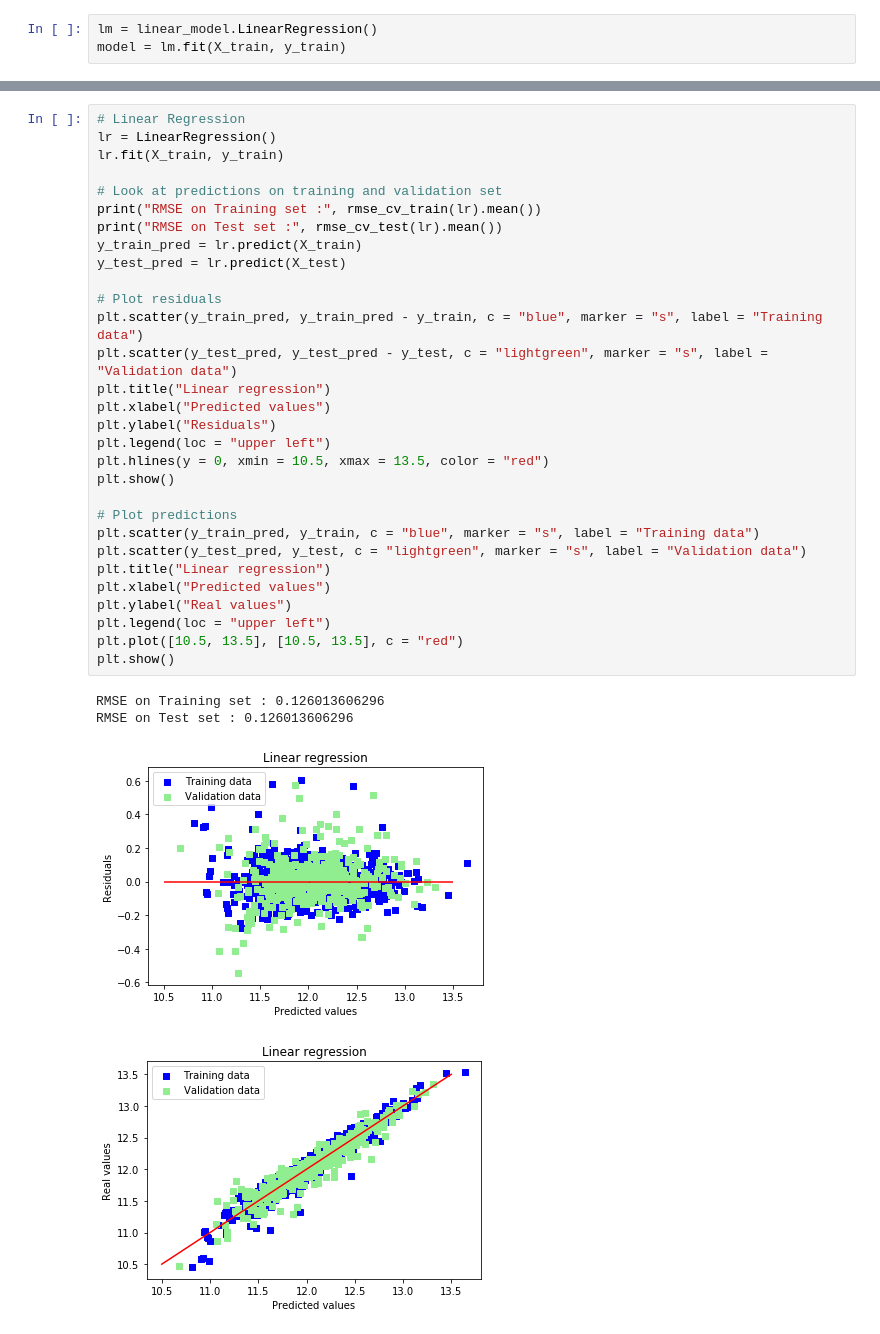
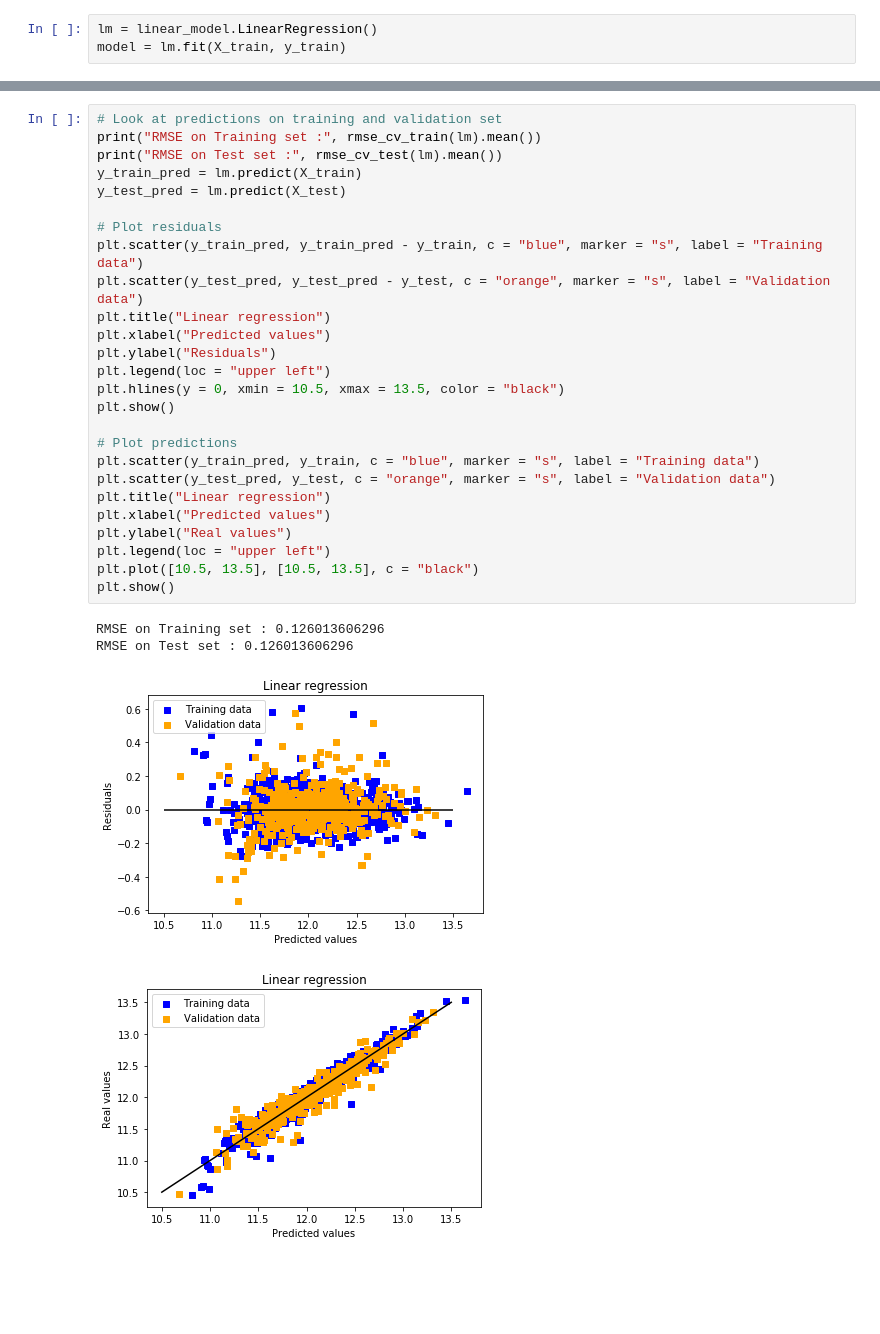
Before and after one commit to Andrew-Carl/House-Prices-Advanced-Regression-Techniques, a Jupyter notebook: Regression Models.ipynb, the cells around one changed output, grey strips where cells are left out. Cells and saved outputs as stored; diff of their text form; blank space fills up the shorter version.

```diff
--- a/Regression Models.ipynb
+++ b/Regression Models.ipynb
@@ -102,35 +111,31 @@ model = lm.fit(X_train, y_train)
 # %%
-# Linear Regression
-lr = LinearRegression()
-lr.fit(X_train, y_train)
-
 # Look at predictions on training and validation set
-print("RMSE on Training set :", rmse_cv_train(lr).mean())
-print("RMSE on Test set :", rmse_cv_test(lr).mean())
-y_train_pred = lr.predict(X_train)
-y_test_pred = lr.predict(X_test)
+print("RMSE on Training set :", rmse_cv_train(lm).mean())
+print("RMSE on Test set :", rmse_cv_test(lm).mean())
+y_train_pred = lm.predict(X_train)
+y_test_pred = lm.predict(X_test)
 
 # Plot residuals
 plt.scatter(y_train_pred, y_train_pred - y_train, c = "blue", marker = "s", label = "Training data")
-plt.scatter(y_test_pred, y_test_pred - y_test, c = "lightgreen", marker = "s", label = "Validation data")
+plt.scatter(y_test_pred, y_test_pred - y_test, c = "orange", marker = "s", label = "Validation data")
 plt.title("Linear regression")
 plt.xlabel("Predicted values")
 plt.ylabel("Residuals")
 plt.legend(loc = "upper left")
-plt.hlines(y = 0, xmin = 10.5, xmax = 13.5, color = "red")
+plt.hlines(y = 0, xmin = 10.5, xmax = 13.5, color = "black")
 plt.show()
 
 # Plot predictions
 plt.scatter(y_train_pred, y_train, c = "blue", marker = "s", label = "Training data")
-plt.scatter(y_test_pred, y_test, c = "lightgreen", marker = "s", label = "Validation data")
+plt.scatter(y_test_pred, y_test, c = "orange", marker = "s", label = "Validation data")
 plt.title("Linear regression")
 plt.xlabel("Predicted values")
 plt.ylabel("Real values")
 plt.legend(loc = "upper left")
-plt.plot([10.5, 13.5], [10.5, 13.5], c = "red")
+plt.plot([10.5, 13.5], [10.5, 13.5], c = "black")
 plt.show()
 # %% [output]
 RMSE on Training set : 0.126013606296
 RMSE on Test set : 0.126013606296
-[figure, old version]
+[figure, new version]
-[figure, old version]
+[figure, new version]
```
Also changed, not shown: parts of 10 cells of this notebook.
